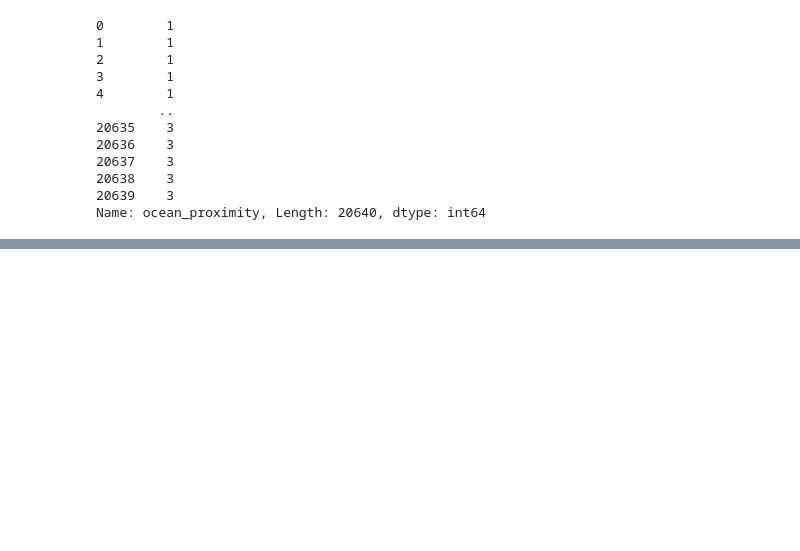
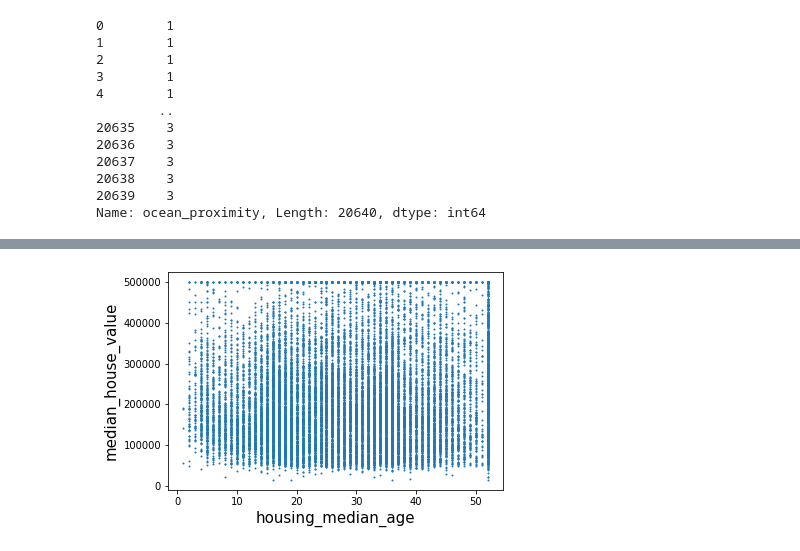
Before and after one commit to Venaktasukumar/Houseprice_Machinelearning-_project-, a Jupyter notebook: Untitled0.ipynb, the cells around one changed output, grey strips where cells are left out. Cells and saved outputs as stored; diff of their text form; code cells hidden in the pictures; blank space fills up the shorter version.

```diff
--- a/Untitled0.ipynb
+++ b/Untitled0.ipynb
@@ -182,0 +199,7 @@ model.intercept_
+# %%
+plt.xlabel("housing_median_age",fontsize=15)
+plt.ylabel("median_house_value",fontsize=15)
+plt.scatter(Data.housing_median_age,Data.median_house_value,s=1)
+plt.show()
+# %% [output]
+[figure, added]
```
Also changed, not shown: parts of 9 cells of this notebook.
